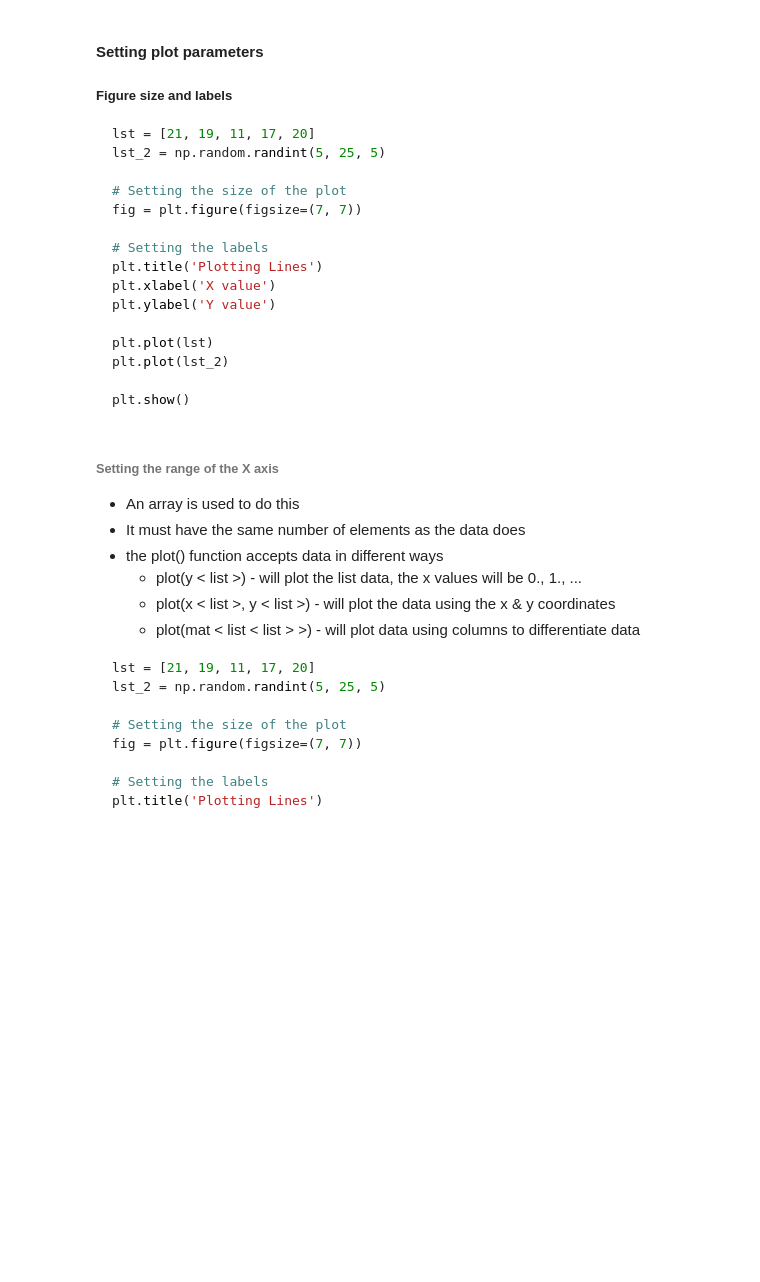
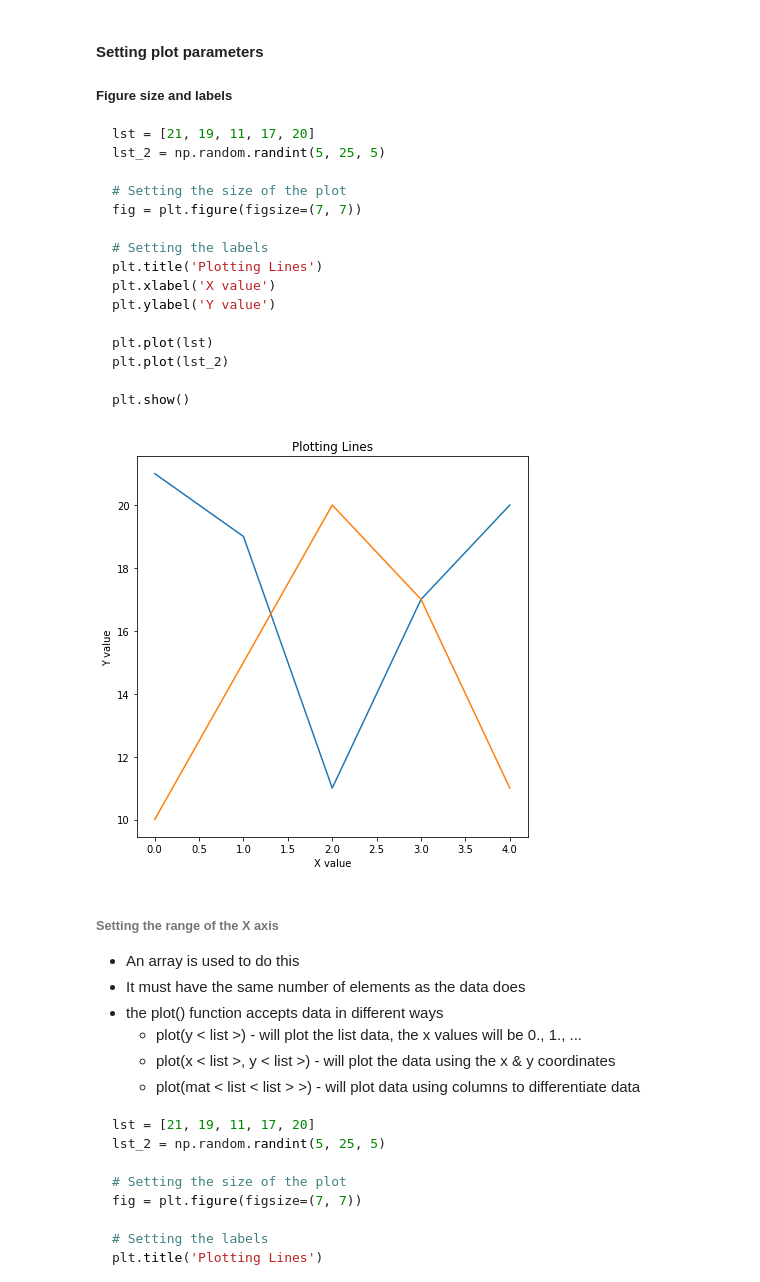
Before and after one commit to zs1252/2018_fall_itp, a Jupyter notebook: lecture_08/lecture_08.ipynb, the cells around one changed output. Cells and saved outputs as stored; diff of their text form; code cells hidden in the pictures; blank space fills up the shorter version.

````diff
--- a/lecture_08/lecture_08.ipynb
+++ b/lecture_08/lecture_08.ipynb
@@ -751,6 +1086,24 @@ plt.plot(lst_2)
 
 plt.show()
 ```
+# %%
+lst = [21, 19, 11, 17, 20]
+lst_2 = np.random.randint(5, 25, 5)
+
+# Setting the size of the plot
+fig = plt.figure(figsize=(7, 7))
+
+# Setting the labels
+plt.title('Plotting Lines')
+plt.xlabel('X value')
+plt.ylabel('Y value')
+
+plt.plot(lst)
+plt.plot(lst_2)
+
+plt.show()
+# %% [output]
+[figure, added]
 # %% [markdown]
 ###### Setting the range of the X axis
 
````
Also changed, not shown: parts of 51 cells of this notebook, 2 other files.
